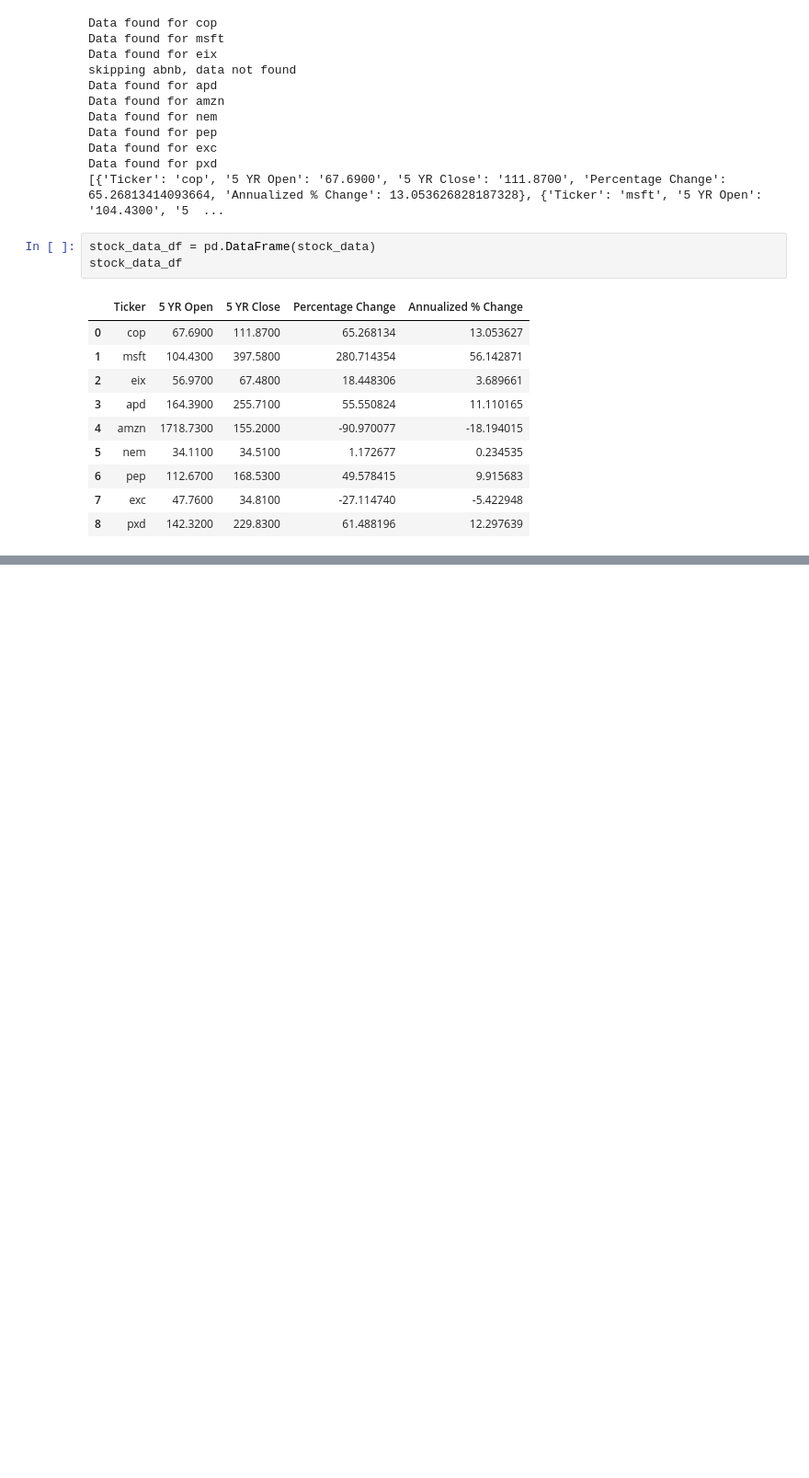
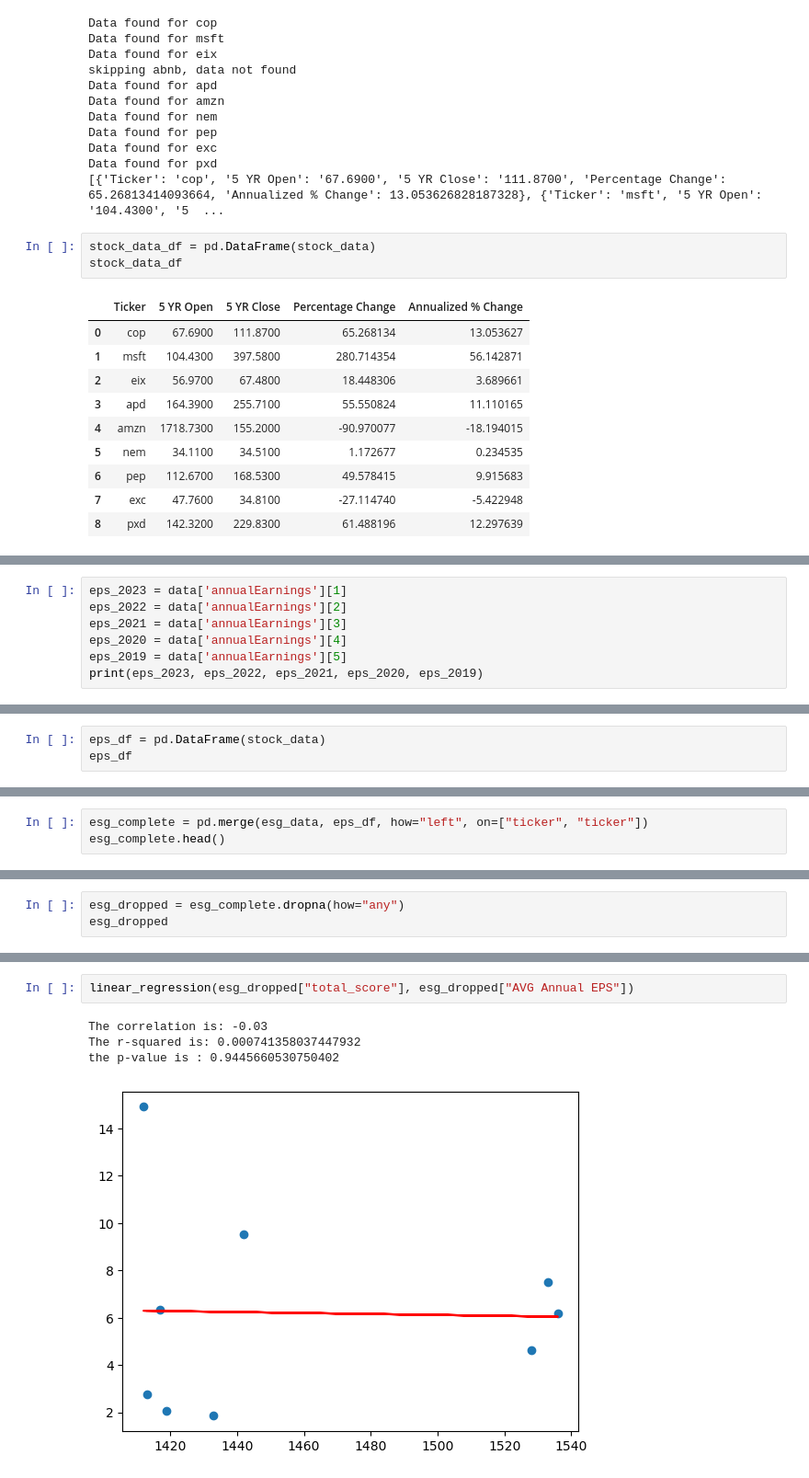
Before and after one commit to r-swift/Group-4-Project-1, a Jupyter notebook: ESG.ipynb, the cells around one changed output, grey strips where cells are left out. Shown at 92% size. Drawn from its saved outputs; the diff is of its cells as text; blank space fills up the shorter version.

```diff
--- a/ESG.ipynb
+++ b/ESG.ipynb
@@ -386,0 +439,7 @@ stock_data_df
+# %%
+eps_2023 = data['annualEarnings'][1]
+eps_2022 = data['annualEarnings'][2]
+eps_2021 = data['annualEarnings'][3]
+eps_2020 = data['annualEarnings'][4]
+eps_2019 = data['annualEarnings'][5]
+print(eps_2023, eps_2022, eps_2021, eps_2020, eps_2019)
@@ -386,0 +495,3 @@ stock_data_df
+# %%
+eps_df = pd.DataFrame(stock_data)
+eps_df
@@ -386,0 +512,3 @@ stock_data_df
+# %%
+esg_complete = pd.merge(esg_data, eps_df, how="left", on=["ticker", "ticker"])
+esg_complete.head()
@@ -386,0 +523,3 @@ stock_data_df
+# %%
+esg_dropped = esg_complete.dropna(how="any")
+esg_dropped
@@ -386,0 +538,7 @@ stock_data_df
+# %%
+linear_regression(esg_dropped["total_score"], esg_dropped["AVG Annual EPS"])
+# %% [output]
+The correlation is: -0.03
+The r-squared is: 0.000741358037447932
+the p-value is : 0.9445660530750402
+[figure, added]
```
Also changed, not shown: parts of 13 cells of this notebook.
